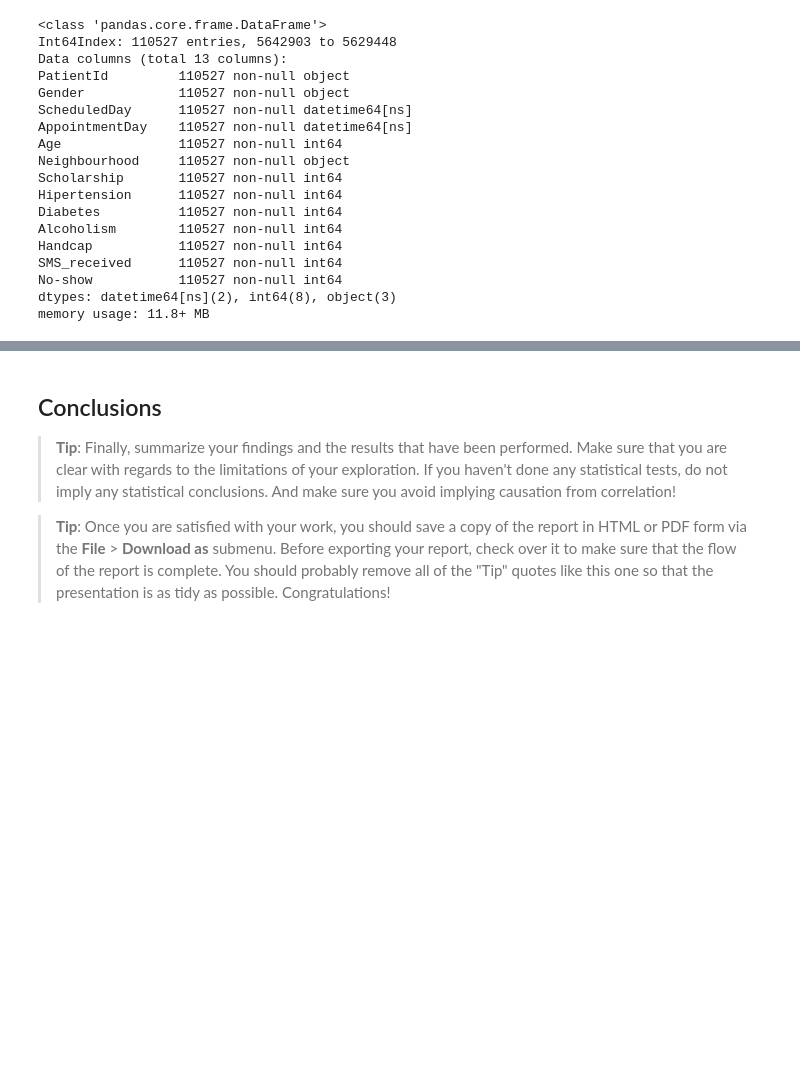
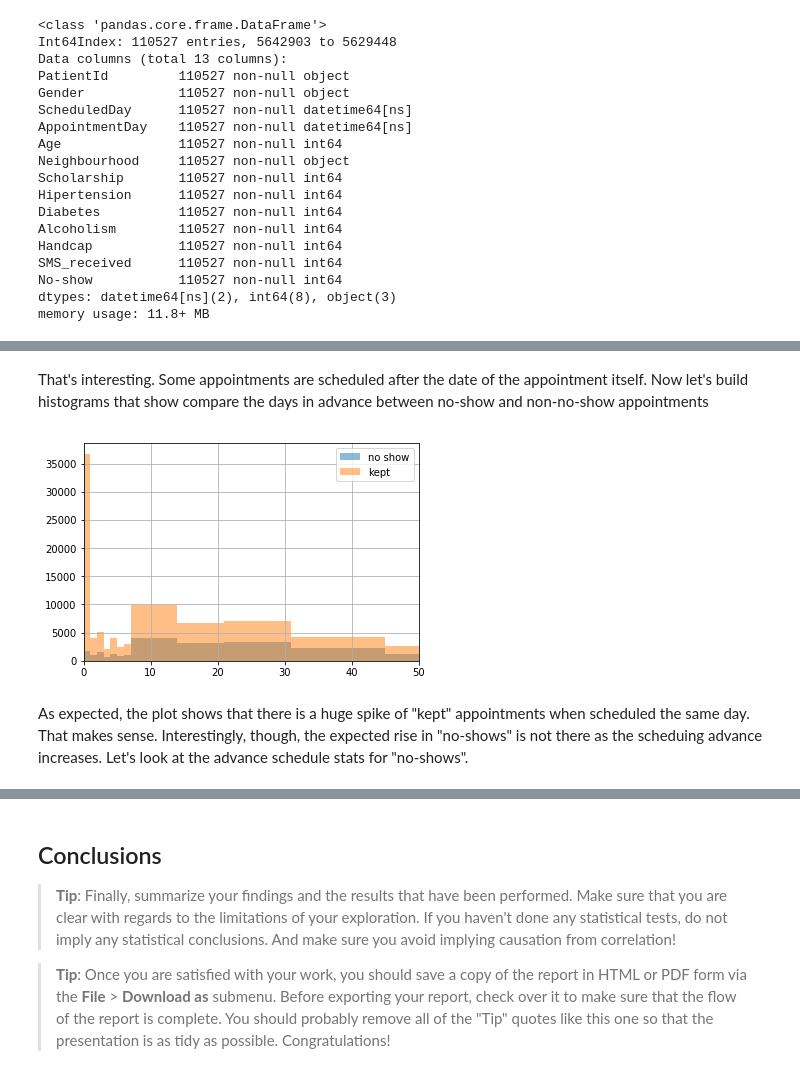
Before and after one commit to dandoug/dand-project3, a Jupyter notebook: investigate-a-dataset-template.ipynb, the cells around one changed output, grey strips where cells are left out. Drawn from its saved outputs; the diff is of its cells as text; code cells hidden in the pictures; blank space fills up the shorter version.

```diff
--- a/investigate-a-dataset-template.ipynb
+++ b/investigate-a-dataset-template.ipynb
@@ -240,0 +243,7 @@ df.head(10)
+# %%
+# first let's add another column that holds the days in advance an appointment is made
+df['DaysInAdvance'] = (df['AppointmentDay'].dt.date - df['ScheduledDay'].dt.date).dt.days
+df.head()
+day_adv_values = df['DaysInAdvance'].unique()
+day_adv_values.sort()
+print(day_adv_values)
@@ -240,0 +259,18 @@ df.head(10)
+# %% [markdown]
+That's interesting.  Some appointments are scheduled after the date of the appointment itself. Now let's build histograms that show compare the days in advance between no-show and non-no-show appointments
+# %%
+# create indexes that let us look at the two subsets independently
+no_show_ix = df['No-show'] == 1
+non_no_show_ix = df['No-show'] == 0
+hbins = [-6,0,1,2,3,4,5,6,7,14,21,31,45,90,120,150,180]
+# now create a histogram showing the distribution for the two types of appointments
+df.DaysInAdvance[no_show_ix].hist(alpha=0.5, bins=hbins, label='no show')
+df.DaysInAdvance[non_no_show_ix].hist(alpha=0.5, bins=hbins, label='kept')
+# There are just a few of the "scheduled after the appointment", so we can exclude them from the plot
+# There's a pretty long tail to this data that makes the plot hard to read, so let's exclude them too.
+plt.xlim(0,50)
+plt.legend();
+# %% [output]
+[figure, added]
+# %% [markdown]
+As expected, the plot shows that there is a huge spike of "kept" appointments when scheduled the same day.  That makes sense.  Interestingly, though, the expected rise in "no-shows" is not there as the scheduing advance increases.  Let's look at the advance schedule stats for "no-shows".
```
Also changed, not shown: parts of 10 cells of this notebook.
